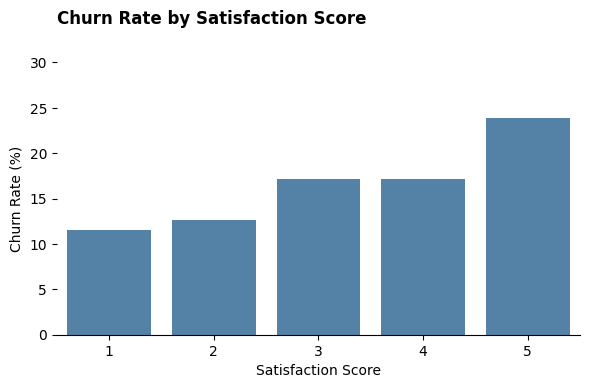
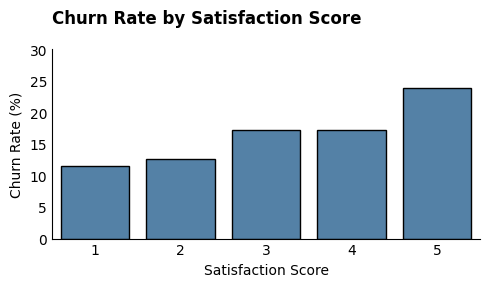
The change to this notebook cell's code, shown as a diff; its figure went from the first image to the second:
--- before
+++ after
@@ -5,15 +5,16 @@
 
 # Bar plot for churn rate by Satisfaction Score
-plt.figure(figsize=(6, 4))
-sns.barplot(data=satisfaction_churn_rate,x="SatisfactionScore",y="Churn_Percent",color="steelblue")
+plt.figure(figsize=(5, 3))
+ax = sns.barplot(data=satisfaction_churn_rate,x="SatisfactionScore",y="Churn_Percent",color="steelblue", edgecolor="black")
 
-plt.title("Churn Rate by Satisfaction Score", loc="left", fontsize=12, pad=18,fontweight="bold", y=1.05)
-plt.xlabel("Satisfaction Score")
-plt.ylabel("Churn Rate (%)")
-plt.ylim(0, 30)
+ax.set_title("Churn Rate by Satisfaction Score", loc="left", fontsize=12, pad=12,fontweight="bold", y=1.05, x=0)
+ax.set_xlabel("Satisfaction Score")
+ax.set_ylabel("Churn Rate (%)")
+ax.set_ylim(0, 30)
 axes = plt.gca()
 axes.spines["top"].set_visible(False)
 axes.spines["right"].set_visible(False)
-axes.spines["left"].set_visible(False)
+ax.tick_params(axis="x", length=0)
+ax.tick_params(axis="y", length=0)
 plt.tight_layout()
 plt.show()

Commit: Complete week 6